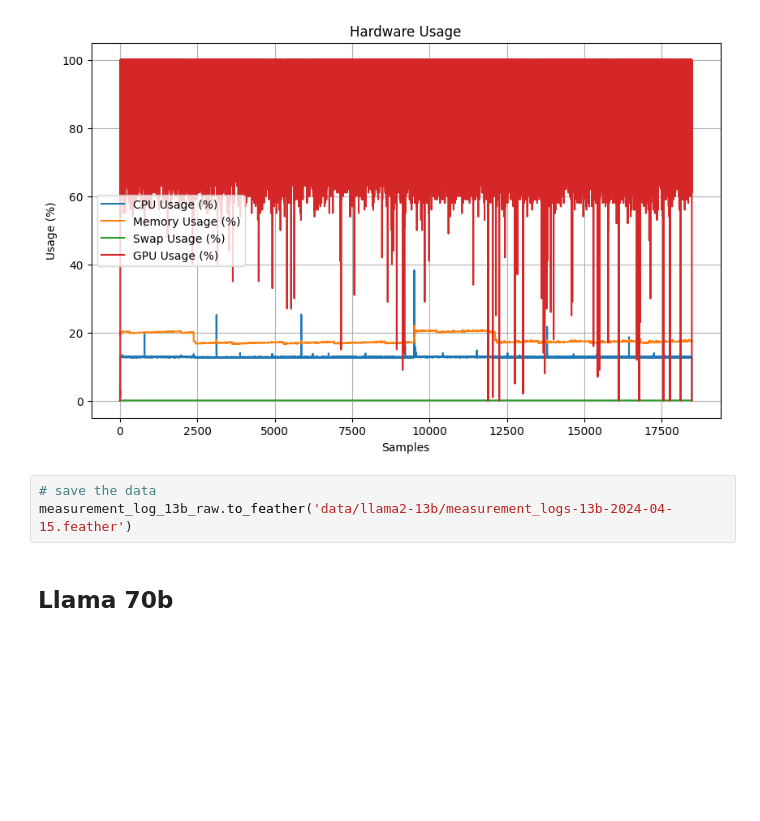
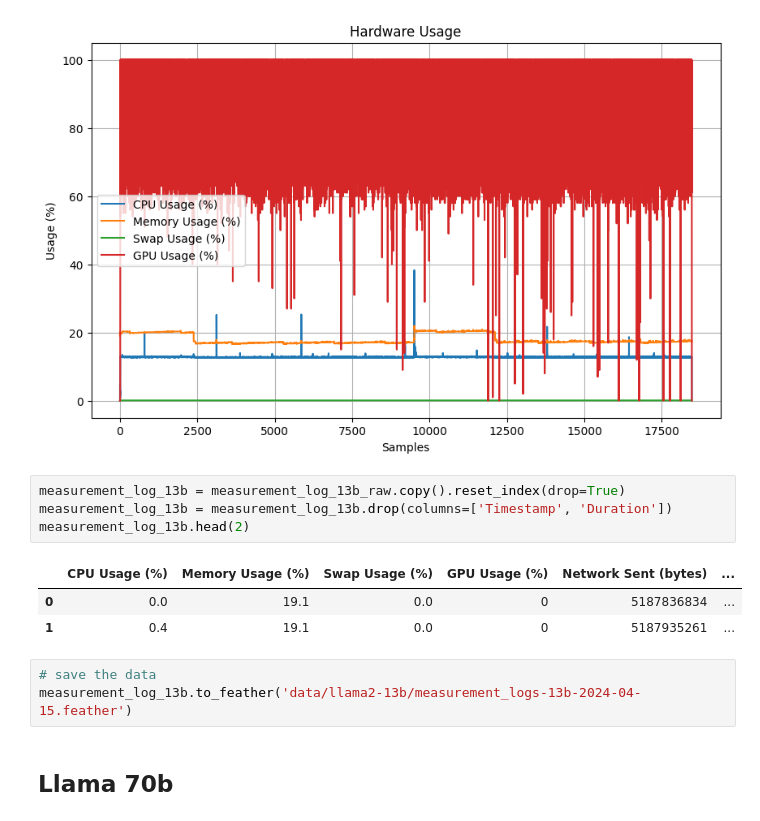
Before and after one commit to mxrio/llm_alignment-dpo, a Jupyter notebook: prepare_annodated_data.ipynb, the cells around one changed output. Saved outputs shown, nothing was run; the diff lists cells and outputs as text; blank space fills up the shorter version.

```diff
--- a/prepare_annodated_data.ipynb
+++ b/prepare_annodated_data.ipynb
@@ -454,9 +472,17 @@ plt.grid(True)
 plt.show()
 # %% [output]
 [figure]
+# %%
+measurement_log_13b = measurement_log_13b_raw.copy().reset_index(drop=True)
+measurement_log_13b = measurement_log_13b.drop(columns=['Timestamp', 'Duration'])
+measurement_log_13b.head(2)
+# %% [output]
+|  | CPU Usage (%) | Memory Usage (%) | Swap Usage (%) | GPU Usage (%) | Network Sent (bytes) | ... |
+| 0 | 0.0 | 19.1 | 0.0 | 0 | 5187836834 | ... |
+| 1 | 0.4 | 19.1 | 0.0 | 0 | 5187935261 | ... |
 # %%
 # save the data
-measurement_log_13b_raw.to_feather('data/llama2-13b/measurement_logs-13b-2024-04-15.feather')
+measurement_log_13b.to_feather('data/llama2-13b/measurement_logs-13b-2024-04-15.feather')
 # %% [markdown]
 ## Llama 70b
 # %% [markdown]
```
Also changed, not shown: parts of 6 cells of this notebook, 10 other files.
